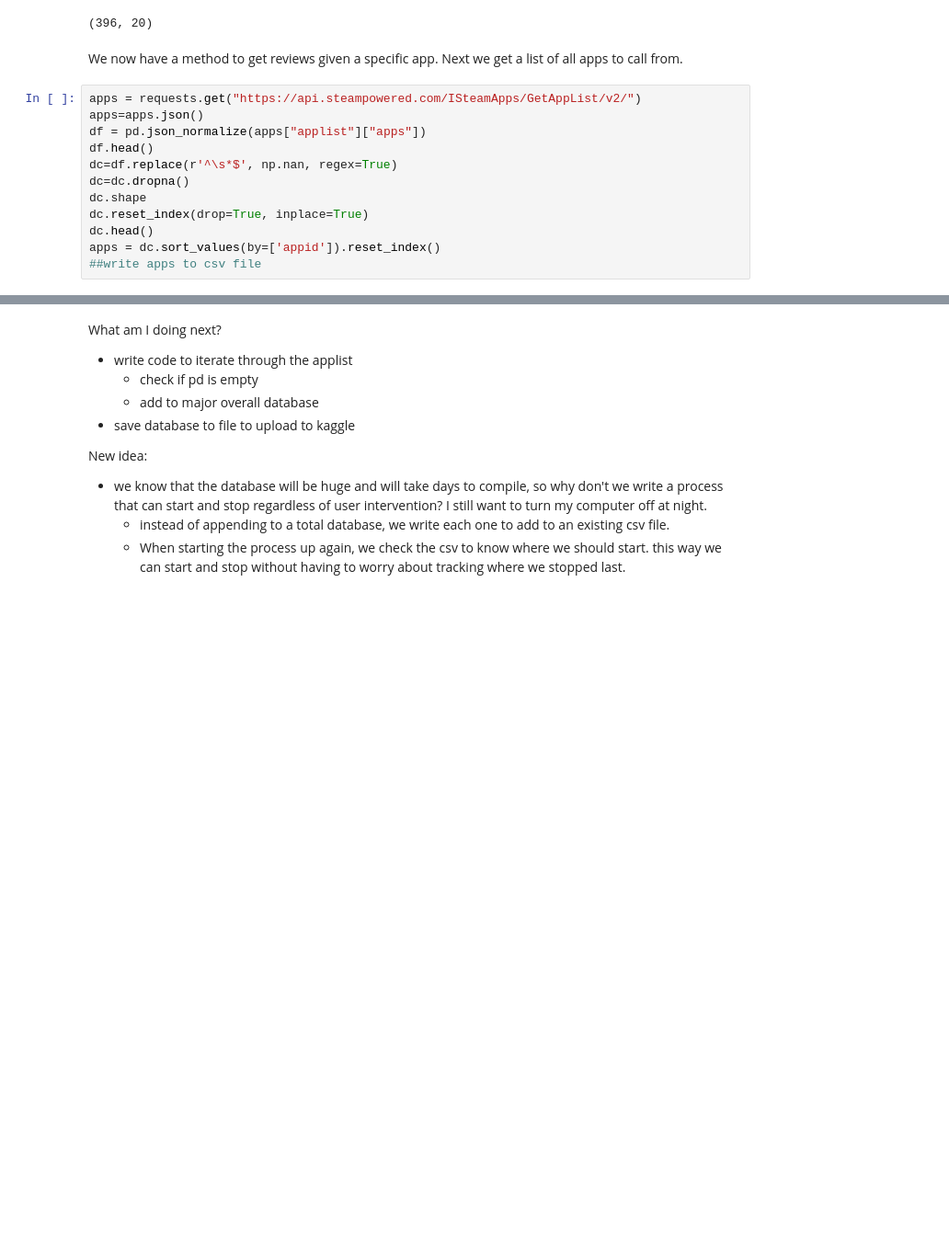
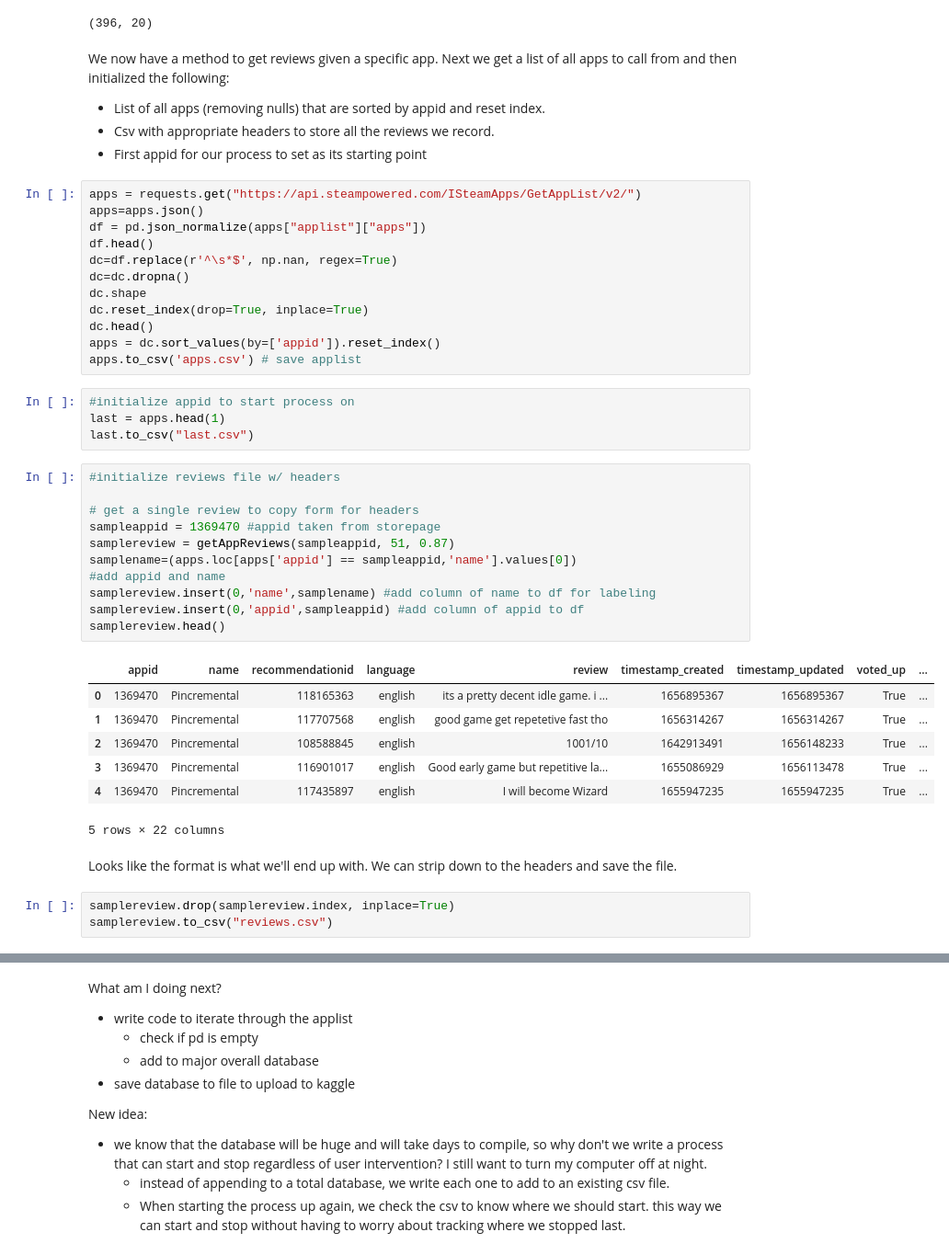
Before and after one commit to lashkscc/Steam-reviews-deep-dive, a Jupyter notebook: steamreviews.ipynb, the cells around one changed output, grey strips where cells are left out. Shown at 92% size. Cells and saved outputs as stored; diff of their text form; blank space fills up the shorter version.

```diff
--- a/steamreviews.ipynb
+++ b/steamreviews.ipynb
@@ -91,7 +92,10 @@ df.shape
 # %% [output]
 (396, 20)
 # %% [markdown]
-We now have a method to get reviews given a specific app. Next we get a list of all apps to call from.
+We now have a method to get reviews given a specific app. Next we get a list of all apps to call from and then initialized the following:
+* List of all apps (removing nulls) that are sorted by appid and reset index.
+* Csv with appropriate headers to store all the reviews we record.
+* First appid for our process to set as its starting point
 # %%
 apps = requests.get("https://api.steampowered.com/ISteamApps/GetAppList/v2/")
 apps=apps.json()
@@ -103,7 +107,35 @@ dc.shape
 dc.reset_index(drop=True, inplace=True)
 dc.head()
 apps = dc.sort_values(by=['appid']).reset_index()
-##write apps to csv file
+apps.to_csv('apps.csv') # save applist
+# %%
+#initialize appid to start process on
+last = apps.head(1)
+last.to_csv("last.csv")
+# %%
+#initialize reviews file w/ headers
+
+# get a single review to copy form for headers
+sampleappid = 1369470 #appid taken from storepage
+samplereview = getAppReviews(sampleappid, 51, 0.87)
+samplename=(apps.loc[apps['appid'] == sampleappid,'name'].values[0])
+#add appid and name
+samplereview.insert(0,'name',samplename) #add column of name to df for labeling
+samplereview.insert(0,'appid',sampleappid) #add column of appid to df
+samplereview.head()
+# %% [output]
+|  | appid | name | recommendationid | language | review | timestamp_created | timestamp_updated | voted_up | ... |
+| 0 | 1369470 | Pincremental | 118165363 | english | its a pretty decent idle game. i ... | 1656895367 | 1656895367 | True | ... |
+| 1 | 1369470 | Pincremental | 117707568 | english | good game get repetetive fast tho | 1656314267 | 1656314267 | True | ... |
+| 2 | 1369470 | Pincremental | 108588845 | english | 1001/10 | 1642913491 | 1656148233 | True | ... |
+| 3 | 1369470 | Pincremental | 116901017 | english | Good early game but repetitive la... | 1655086929 | 1656113478 | True | ... |
+| 4 | 1369470 | Pincremental | 117435897 | english | I will become Wizard | 1655947235 | 1655947235 | True | ... |
+5 rows × 22 columns
+# %% [markdown]
+Looks like the format is what we'll end up with. We can strip down to the headers and save the file.
+# %%
+samplereview.drop(samplereview.index, inplace=True)
+samplereview.to_csv("reviews.csv")
 # %%
 last = pd.read_csv('last.csv')
 last = last.iloc[0]['appid']
```
Also changed, not shown: parts of 3 cells of this notebook, 1 other file.
